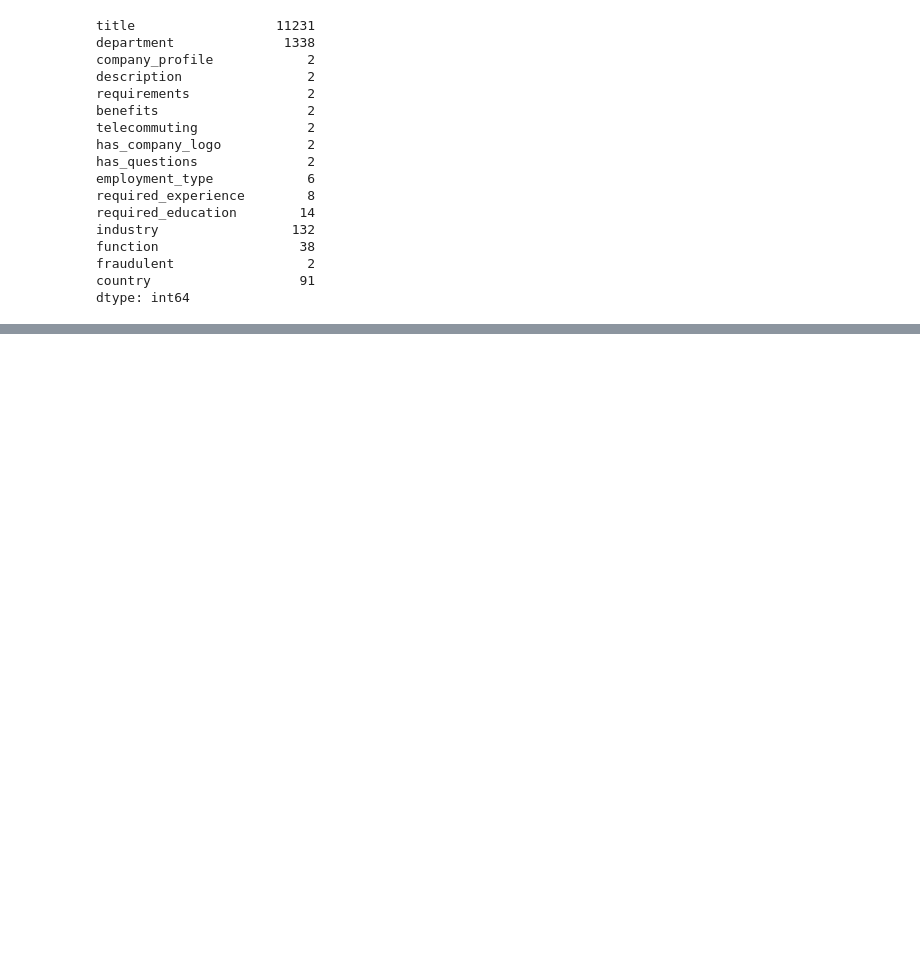
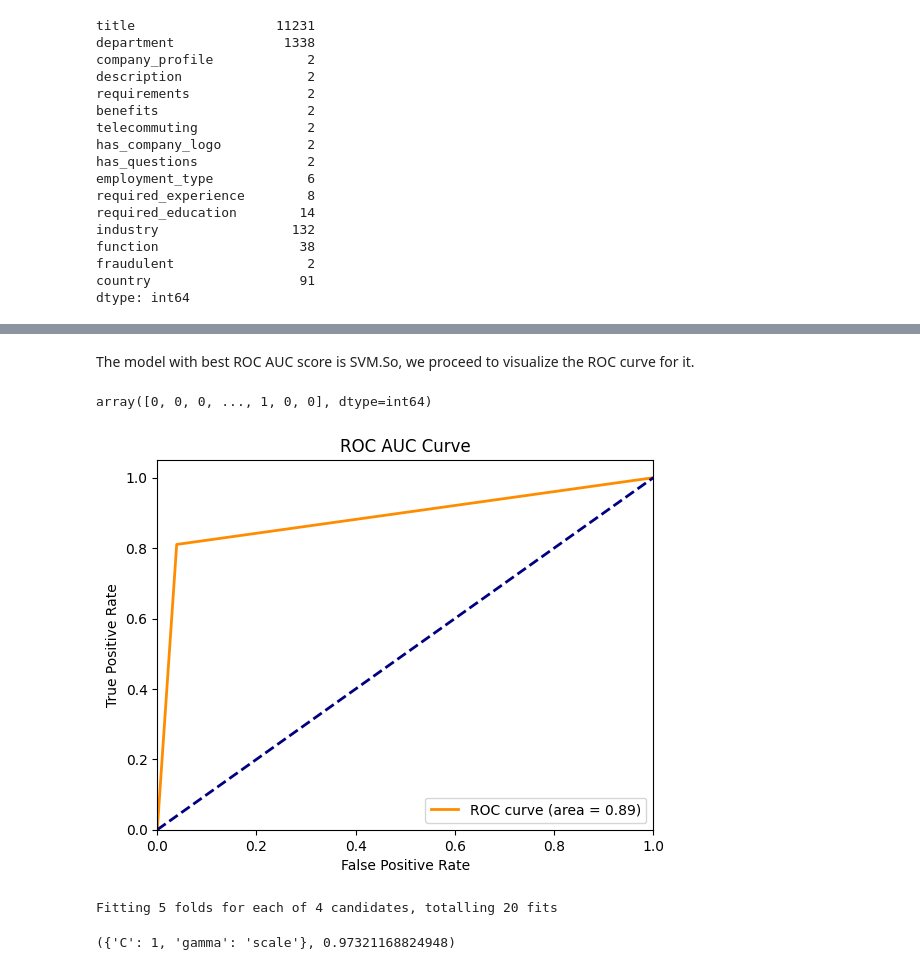
Before and after one commit to Haroldgio28/fakejob_detection, a Jupyter notebook: notebook.ipynb, the cells around one changed output, grey strips where cells are left out. Drawn from its saved outputs; the diff is of its cells as text; code cells hidden in the pictures; blank space fills up the shorter version.

```diff
--- a/notebook.ipynb
+++ b/notebook.ipynb
@@ -192,0 +266,11 @@ dtype: int64
+# %%
+dv = DictVectorizer(sparse=False)
+
+train_dict = df_train.to_dict(orient='records')
+X_train = dv.fit_transform(train_dict)
+
+test_dict = df_test.to_dict(orient='records')
+X_test = dv.transform(test_dict)
+
+val_dict = df_val.to_dict(orient='records')
+X_val = dv.transform(val_dict)
@@ -192,0 +285,4 @@ dtype: int64
+# %%
+# Aplicar SMOTE
+smote = SMOTE(random_state=42)
+X_train, y_train = smote.fit_resample(X_train, y_train)
@@ -192,0 +350,53 @@ dtype: int64
+# %% [markdown]
+The model with best ROC AUC score is SVM.So, we proceed to visualize the ROC curve for it.
+# %%
+svm = SVC()
+svm.fit(X_train, y_train)
+
+y_pred = svm.predict(X_test)
+y_pred
+# %% [output]
+array([0, 0, 0, ..., 1, 0, 0], dtype=int64)
+# %%
+fpr, tpr, thresholds = roc_curve(y_test, y_pred)
+# %%
+# Calcular el área bajo la curva (AUC)
+roc_auc = auc(fpr, tpr)
+
+# Generar la curva ROC
+plt.figure()
+plt.plot(fpr, tpr, color='darkorange', lw=2, label='ROC curve (area = %0.2f)' % roc_auc)
+plt.plot([0, 1], [0, 1], color='navy', lw=2, linestyle='--')
+plt.xlim([0.0, 1.0])
+plt.ylim([0.0, 1.05])
+plt.xlabel('False Positive Rate')
+plt.ylabel('True Positive Rate')
+plt.title('ROC AUC Curve')
+plt.legend(loc="lower right")
+plt.show()
+# %% [output]
+[figure, added]
+# %%
+svm_model = SVC()
+
+# Definición de la cuadrícula de hiperparámetros a buscar
+param_grid = {
+    'C': [0.1, 1],
+    'gamma': ['scale', 'auto' ]
+}
+
+# Crear el objeto GridSearchCV
+grid_search = GridSearchCV(estimator=svm_model, param_grid=param_grid,
+                           cv=5, n_jobs=-1, verbose=2, scoring='accuracy')
+
+# Ajuste de hiperparámetros en el conjunto de entrenamiento
+grid_search.fit(X_train, y_train)
+
+# Mejores hiperparámetros y puntuación
+best_params = grid_search.best_params_
+best_score = grid_search.best_score_
+
+best_params, best_score
+# %% [output]
+Fitting 5 folds for each of 4 candidates, totalling 20 fits
+({'C': 1, 'gamma': 'scale'}, 0.97321168824948)
```
Also changed, not shown: parts of 38 cells of this notebook, 7 other files.
